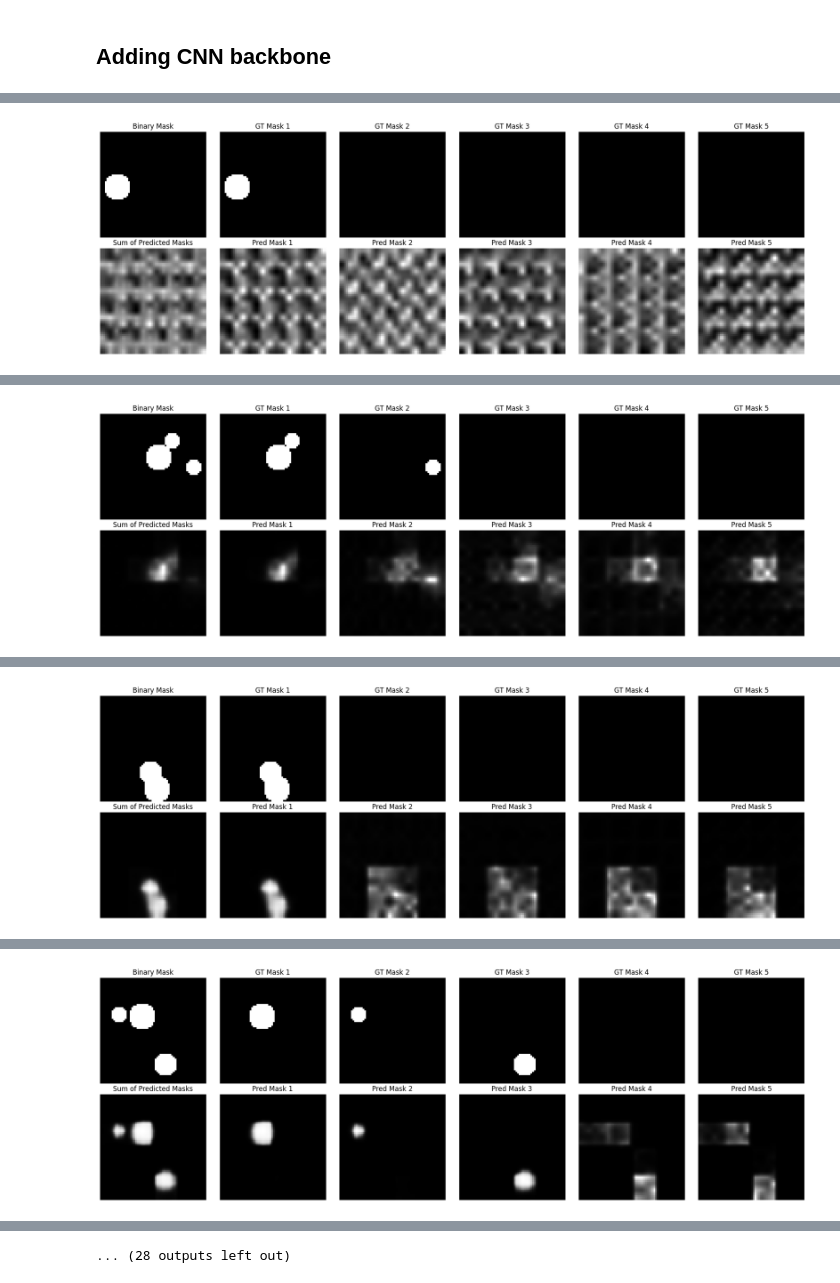
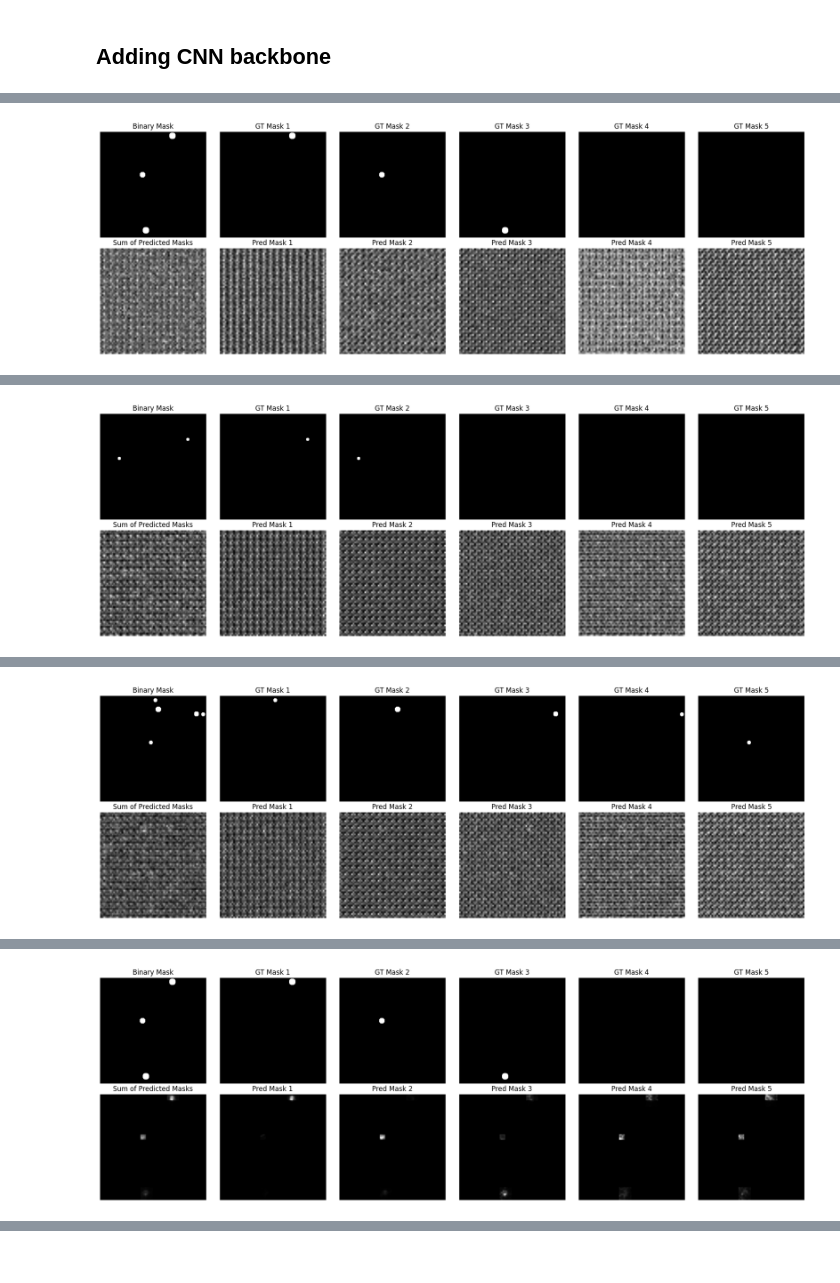
Before and after one commit to Ipboyd/523DeepBacImprovementProject, a Jupyter notebook: Transformer Class/InstanceSegmentation3.ipynb, the cells around one changed output, grey strips where cells are left out. Drawn from its saved outputs; the diff is of its cells as text; code cells hidden in the pictures.

Commit message:
Change from 64 to 256 img size

```diff
--- a/Transformer Class/InstanceSegmentation3.ipynb
+++ b/Transformer Class/InstanceSegmentation3.ipynb
@@ -390,7 +390,7 @@ class CustomLoss(nn.Module):
         return base_loss + self.alpha * fp_penalty + self.beta * extra_penalty
 
 class CircleDataset(Dataset):
-    def __init__(self, num_samples=1000, image_size=(64, 64), max_circles=5):
+    def __init__(self, num_samples=1000, image_size=(256, 256), max_circles=5):
         self.binary_masks, self.instance_masks = self.create_dataset(num_samples, image_size, max_circles)
 
     def __len__(self):
@@ -403,7 +403,7 @@ class CircleDataset(Dataset):
         return torch.tensor(binary_mask, dtype=torch.float32).unsqueeze(0), torch.tensor(instance_mask, dtype=torch.float32)
 
     @staticmethod
-    def create_dataset(num_samples=1000, image_size=(64, 64), max_circles=5):
+    def create_dataset(num_samples=1000, image_size=(256, 256), max_circles=5):
         binary_masks = []
         instance_masks = []
 
@@ -418,7 +418,7 @@ class CircleDataset(Dataset):
 
         return np.array(binary_masks), instance_masks
 
-def generate_image_with_circles(image_size=(64, 64), num_circles=5):
+def generate_image_with_circles(image_size=(256, 256), num_circles=5):
     """Generate an image with random circles and return the image and binary mask."""
     image = np.zeros(image_size, dtype=np.uint8)
     binary_mask = np.zeros(image_size, dtype=np.uint8)
@@ -486,7 +486,7 @@ class CNNFeatureExtractor(nn.Module):
 
 
 class TransformerSegmentationModel(nn.Module):
-    def __init__(self, cnn_extractor= CNNFeatureExtractor(), img_size=64, patch_size=4, in_channels=1, out_channels=5):
+    def __init__(self, cnn_extractor= CNNFeatureExtractor(), img_size=256, patch_size=4, in_channels=1, out_channels=5):
         super(TransformerSegmentationModel, self).__init__()
 
         # Initialize CNN Backbone
@@ -536,7 +536,7 @@ class TransformerSegmentationModel(nn.Module):
 
 
 class TransformerSegmentationModel(nn.Module):
-    def __init__(self, img_size=64, patch_size=4, in_channels=1, out_channels=5, embed_dim=256, num_heads=8, num_layers=4):
+    def __init__(self, img_size=256, patch_size=4, in_channels=1, out_channels=5, embed_dim=256, num_heads=8, num_layers=4):
         super(TransformerSegmentationModel, self).__init__()
 
         self.img_size = img_size
@@ -596,7 +596,7 @@ device = torch.device("cuda" if torch.cuda.is_available() else "cpu")
 
 # Dataset and DataLoader
 num_samples = 100
-train_dataset = CircleDataset(num_samples=num_samples, image_size=(64, 64))
+train_dataset = CircleDataset(num_samples=num_samples, image_size=(256, 256))
 train_loader = DataLoader(train_dataset, batch_size=8, shuffle=True)
 
 # Model, Loss, Optimizer
@@ -682 +682 @@ Epoch [1/2000], Loss: 3.9449
-[figure, old version]
+[figure, new version]
@@ -684 +684 @@ Epoch [101/2000], Loss: 0.0721
-[figure, old version]
+[figure, new version]
@@ -686 +686 @@ Epoch [201/2000], Loss: 0.0343
-[figure, old version]
+[figure, new version]
@@ -688 +688 @@ Epoch [301/2000], Loss: 0.0206
-[figure, old version]
+[figure, new version]
@@ -693 +688,0 @@ Epoch [501/2000], Loss: 0.0108
-... (28 outputs left out)
```
Also changed, not shown: parts of 1 cell of this notebook.
